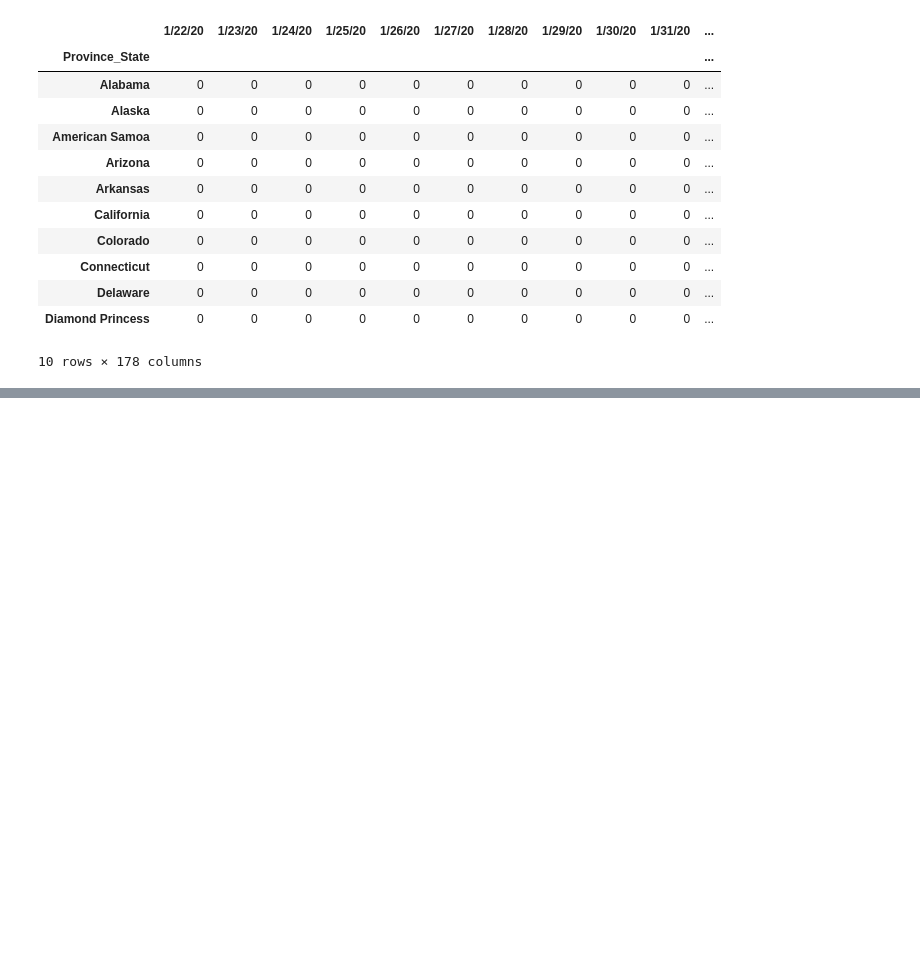
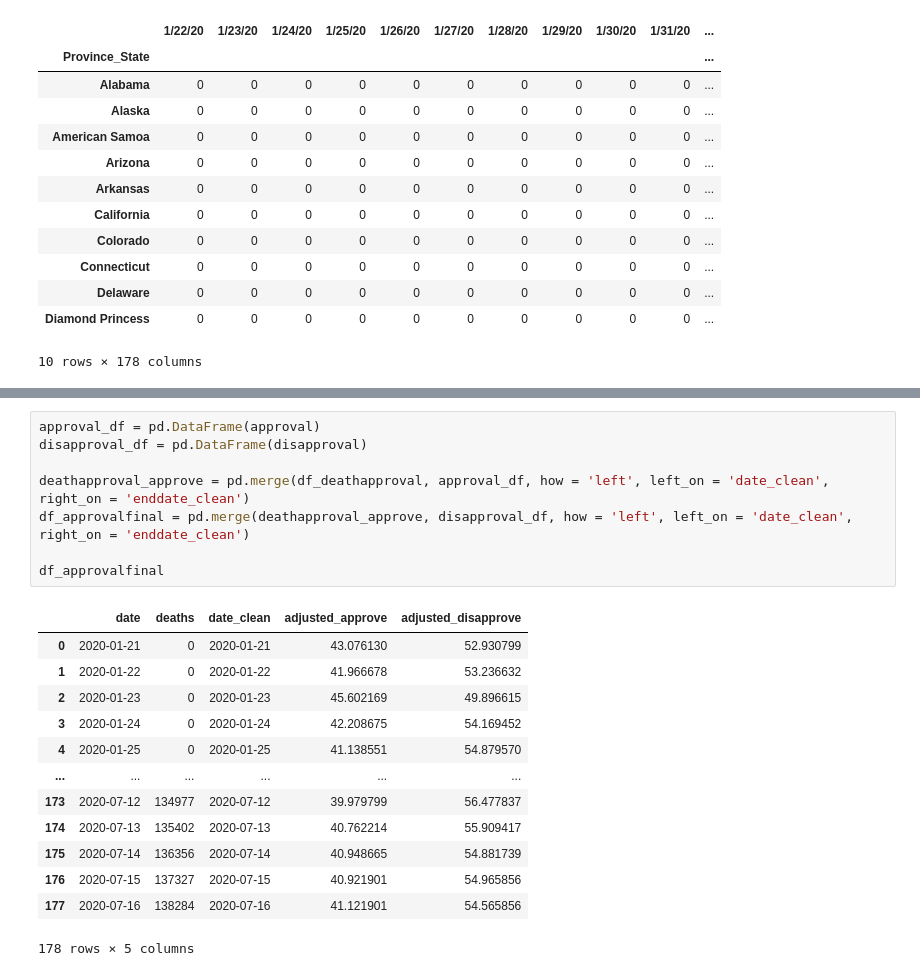
Before and after one commit to wrighhj/Group_2_Project_1, a Jupyter notebook: CovidProject.ipynb, the cells around one changed output, grey strips where cells are left out. Saved outputs shown, nothing was run; the diff lists cells and outputs as text; blank space fills up the shorter version.

```diff
--- a/CovidProject.ipynb
+++ b/CovidProject.ipynb
@@ -74,0 +114,22 @@ jh_pivot.head(10)
+# %%
+approval_df = pd.DataFrame(approval)
+disapproval_df = pd.DataFrame(disapproval)
+
+deathapproval_approve = pd.merge(df_deathapproval, approval_df, how = 'left', left_on = 'date_clean', right_on = 'enddate_clean')
+df_approvalfinal = pd.merge(deathapproval_approve, disapproval_df, how = 'left', left_on = 'date_clean', right_on = 'enddate_clean')
+
+df_approvalfinal
+# %% [output]
+|  | date | deaths | date_clean | adjusted_approve | adjusted_disapprove |
+| 0 | 2020-01-21 | 0 | 2020-01-21 | 43.076130 | 52.930799 |
+| 1 | 2020-01-22 | 0 | 2020-01-22 | 41.966678 | 53.236632 |
+| 2 | 2020-01-23 | 0 | 2020-01-23 | 45.602169 | 49.896615 |
+| 3 | 2020-01-24 | 0 | 2020-01-24 | 42.208675 | 54.169452 |
+| 4 | 2020-01-25 | 0 | 2020-01-25 | 41.138551 | 54.879570 |
+| ... | ... | ... | ... | ... | ... |
+| 173 | 2020-07-12 | 134977 | 2020-07-12 | 39.979799 | 56.477837 |
+| 174 | 2020-07-13 | 135402 | 2020-07-13 | 40.762214 | 55.909417 |
+| 175 | 2020-07-14 | 136356 | 2020-07-14 | 40.948665 | 54.881739 |
+| 176 | 2020-07-15 | 137327 | 2020-07-15 | 40.921901 | 54.965856 |
+| 177 | 2020-07-16 | 138284 | 2020-07-16 | 41.121901 | 54.565856 |
+178 rows × 5 columns
```
Also changed, not shown: parts of 9 cells of this notebook, 1 other file.
